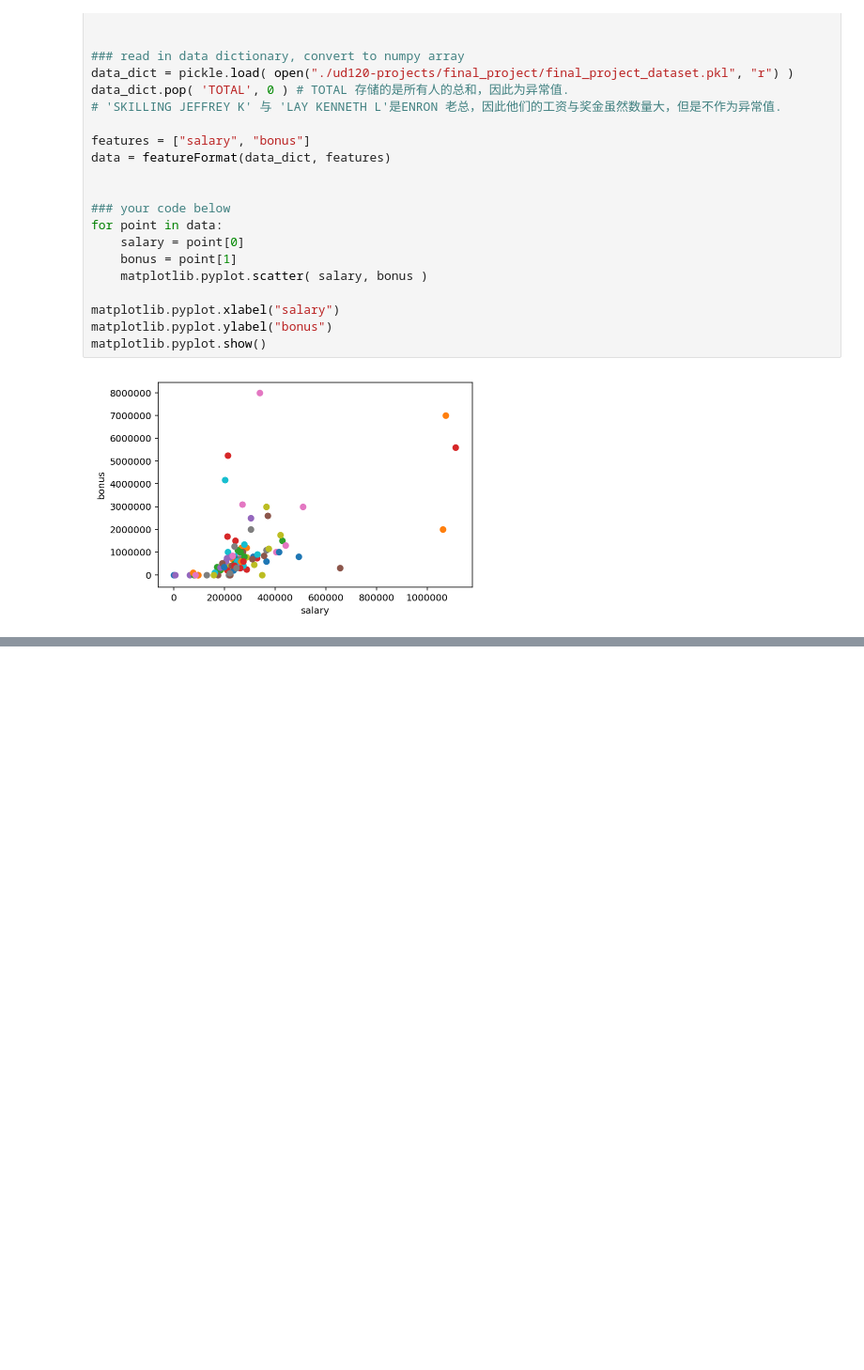
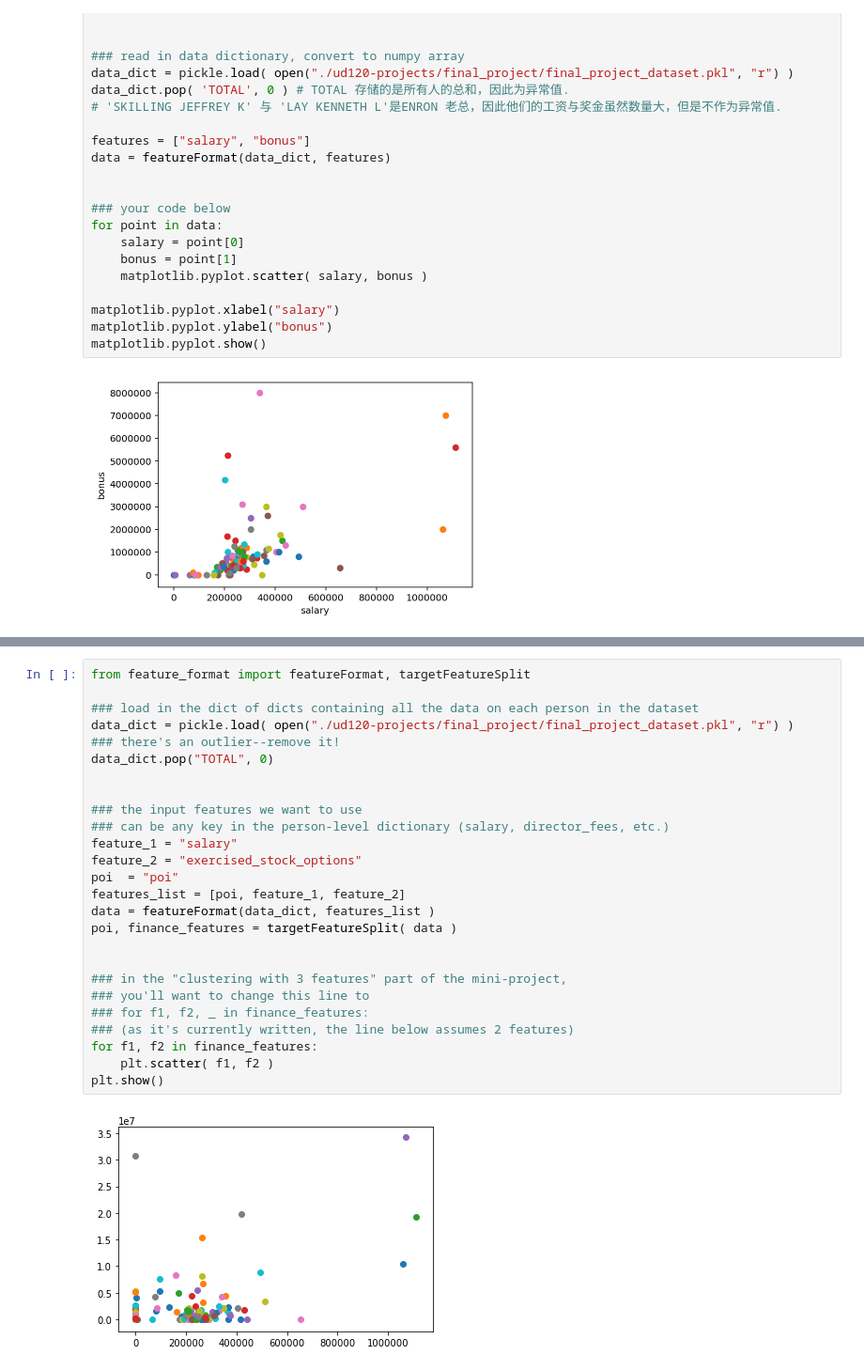
Before and after one commit to jdzyh/DataAnalysis, a Jupyter notebook: Lessons/III.MachineLearning/Explore-Enron-Dataset.ipynb, the cells around one changed output, grey strips where cells are left out. Shown: that part at 94% size. Cells and saved outputs as stored; diff of their text form; blank space fills up the shorter version.

```diff
--- a/Lessons/III.MachineLearning/Explore-Enron-Dataset.ipynb
+++ b/Lessons/III.MachineLearning/Explore-Enron-Dataset.ipynb
@@ -505,0 +543,28 @@ matplotlib.pyplot.show()
+# %%
+from feature_format import featureFormat, targetFeatureSplit
+
+### load in the dict of dicts containing all the data on each person in the dataset
+data_dict = pickle.load( open("./ud120-projects/final_project/final_project_dataset.pkl", "r") )
+### there's an outlier--remove it!
+data_dict.pop("TOTAL", 0)
+
+
+### the input features we want to use
+### can be any key in the person-level dictionary (salary, director_fees, etc.)
+feature_1 = "salary"
+feature_2 = "exercised_stock_options"
+poi  = "poi"
+features_list = [poi, feature_1, feature_2]
+data = featureFormat(data_dict, features_list )
+poi, finance_features = targetFeatureSplit( data )
+
+
+### in the "clustering with 3 features" part of the mini-project,
+### you'll want to change this line to
+### for f1, f2, _ in finance_features:
+### (as it's currently written, the line below assumes 2 features)
+for f1, f2 in finance_features:
+    plt.scatter( f1, f2 )
+plt.show()
+# %% [output]
+[figure, added]
```
Also changed, not shown: parts of 27 cells of this notebook, 16 other files.
